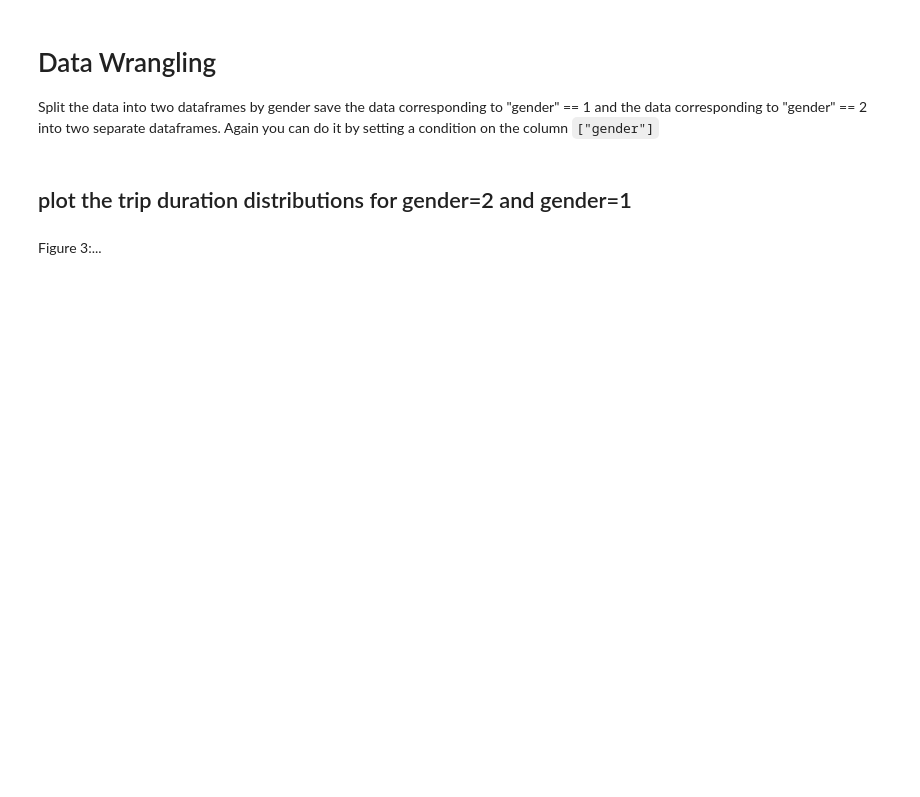
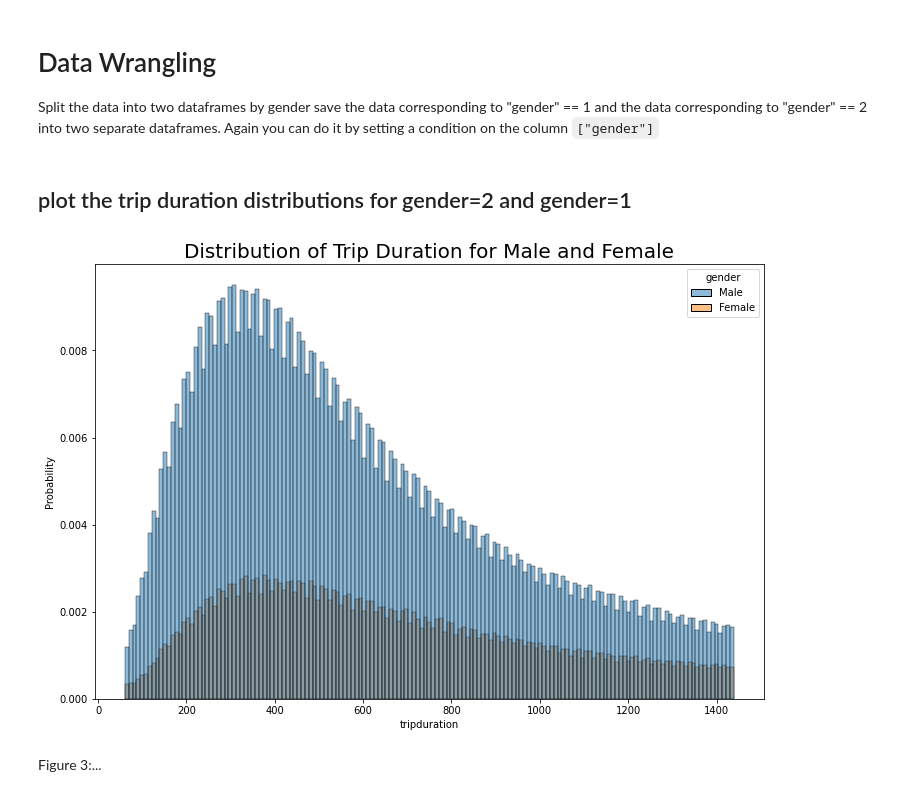
Before and after one commit to Daniel-Oduntan/DDSFE_DOduntan, a Jupyter notebook: HW3/citibikes_instructions.ipynb, the cells around one changed output. Cells and saved outputs as stored; diff of their text form; code cells hidden in the pictures; blank space fills up the shorter version.

```diff
--- a/HW3/citibikes_instructions.ipynb
+++ b/HW3/citibikes_instructions.ipynb
@@ -137,3 +153,11 @@ save the data corresponding to "gender" == 1 and the data corresponding to "gend
+# %%
+# your code here
+fig = plt.figure(figsize=(12, 8))
+sns.histplot(data=df, x='tripduration', hue='gender', stat = 'probability')
+plt.title('Distribution of Trip Duration for Male and Female', size=20)
+plt.show()
+# %% [output]
+[figure, added]
 # %% [markdown]
 Figure 3:...
 # %% [markdown]
```
Also changed, not shown: parts of 25 cells of this notebook.
